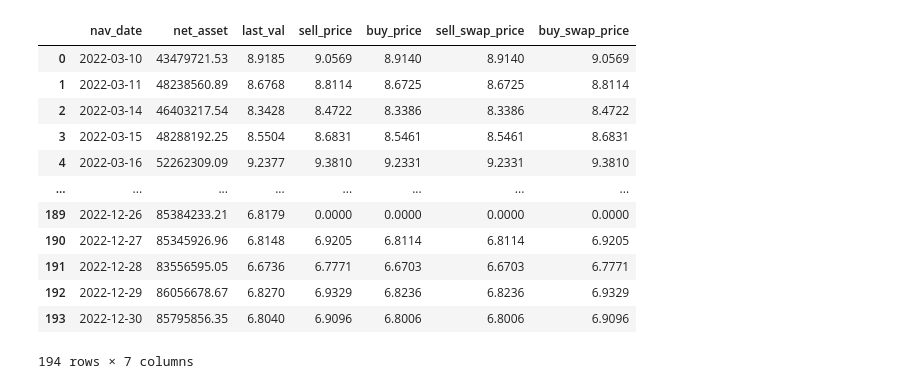
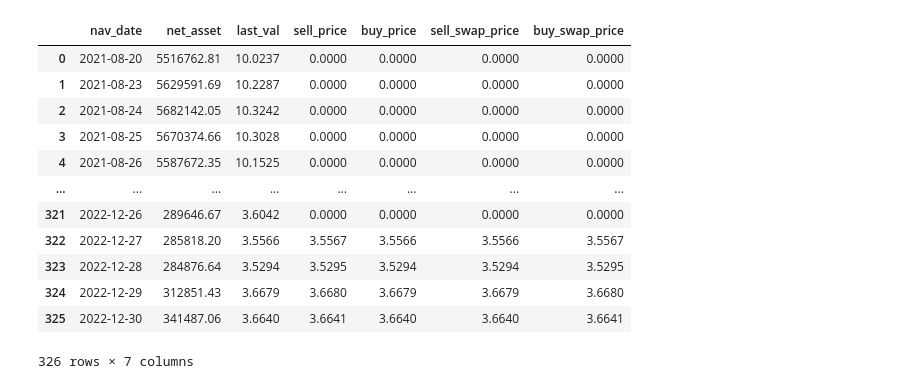
Before and after one commit to taro54071/Finance-Made-Easy-Personalized-Planner, a Jupyter notebook: Python_script/ML Test/SVR.ipynb, the cells around one changed output. Cells and saved outputs as stored; diff of their text form; code cells hidden in the pictures.

```diff
--- a/Python_script/ML Test/SVR.ipynb
+++ b/Python_script/ML Test/SVR.ipynb
@@ -1,29 +1,29 @@
 # %%
 import pandas as pd
 import numpy as np
 from sklearn.svm import SVR
 import matplotlib.pyplot as plt
-from datetime import datetime, date
+from datetime import datetime, date, timedelta
 from sklearn.metrics import mean_squared_error, r2_score, explained_variance_score
 
-path = ''
-file = 'M0017_2565_SSF.csv'
-df = pd.read_csv(f'{path}{file}')
+path = 'C:/Users/Thunyavut/Desktop/Finance-Made-Easy-Personalized-Planner/Python_script/ssf_nav_data'
+file = 'M0152_2564_SSF.csv'
+df = pd.read_csv(f'{path}/{file}')
 df
 # %% [output]
 |  | nav_date | net_asset | last_val | sell_price | buy_price | sell_swap_price | buy_swap_price |
-| 0 | 2022-03-10 | 43479721.53 | 8.9185 | 9.0569 | 8.9140 | 8.9140 | 9.0569 |
-| 1 | 2022-03-11 | 48238560.89 | 8.6768 | 8.8114 | 8.6725 | 8.6725 | 8.8114 |
-| 2 | 2022-03-14 | 46403217.54 | 8.3428 | 8.4722 | 8.3386 | 8.3386 | 8.4722 |
-| 3 | 2022-03-15 | 48288192.25 | 8.5504 | 8.6831 | 8.5461 | 8.5461 | 8.6831 |
-| 4 | 2022-03-16 | 52262309.09 | 9.2377 | 9.3810 | 9.2331 | 9.2331 | 9.3810 |
+| 0 | 2021-08-20 | 5516762.81 | 10.0237 | 0.0000 | 0.0000 | 0.0000 | 0.0000 |
+| 1 | 2021-08-23 | 5629591.69 | 10.2287 | 0.0000 | 0.0000 | 0.0000 | 0.0000 |
+| 2 | 2021-08-24 | 5682142.05 | 10.3242 | 0.0000 | 0.0000 | 0.0000 | 0.0000 |
+| 3 | 2021-08-25 | 5670374.66 | 10.3028 | 0.0000 | 0.0000 | 0.0000 | 0.0000 |
+| 4 | 2021-08-26 | 5587672.35 | 10.1525 | 0.0000 | 0.0000 | 0.0000 | 0.0000 |
 | ... | ... | ... | ... | ... | ... | ... | ... |
-| 189 | 2022-12-26 | 85384233.21 | 6.8179 | 0.0000 | 0.0000 | 0.0000 | 0.0000 |
-| 190 | 2022-12-27 | 85345926.96 | 6.8148 | 6.9205 | 6.8114 | 6.8114 | 6.9205 |
-| 191 | 2022-12-28 | 83556595.05 | 6.6736 | 6.7771 | 6.6703 | 6.6703 | 6.7771 |
-| 192 | 2022-12-29 | 86056678.67 | 6.8270 | 6.9329 | 6.8236 | 6.8236 | 6.9329 |
-| 193 | 2022-12-30 | 85795856.35 | 6.8040 | 6.9096 | 6.8006 | 6.8006 | 6.9096 |
+| 321 | 2022-12-26 | 289646.67 | 3.6042 | 0.0000 | 0.0000 | 0.0000 | 0.0000 |
+| 322 | 2022-12-27 | 285818.20 | 3.5566 | 3.5567 | 3.5566 | 3.5566 | 3.5567 |
+| 323 | 2022-12-28 | 284876.64 | 3.5294 | 3.5295 | 3.5294 | 3.5294 | 3.5295 |
+| 324 | 2022-12-29 | 312851.43 | 3.6679 | 3.6680 | 3.6679 | 3.6679 | 3.6680 |
+| 325 | 2022-12-30 | 341487.06 | 3.6640 | 3.6641 | 3.6640 | 3.6640 | 3.6641 |
-194 rows × 7 columns
+326 rows × 7 columns
 # %%
 df['nav_date'] = pd.to_datetime(df['nav_date'], format = '%Y-%m-%d')
 # %%
```
Also changed, not shown: parts of 9 cells of this notebook, 10 other files.
